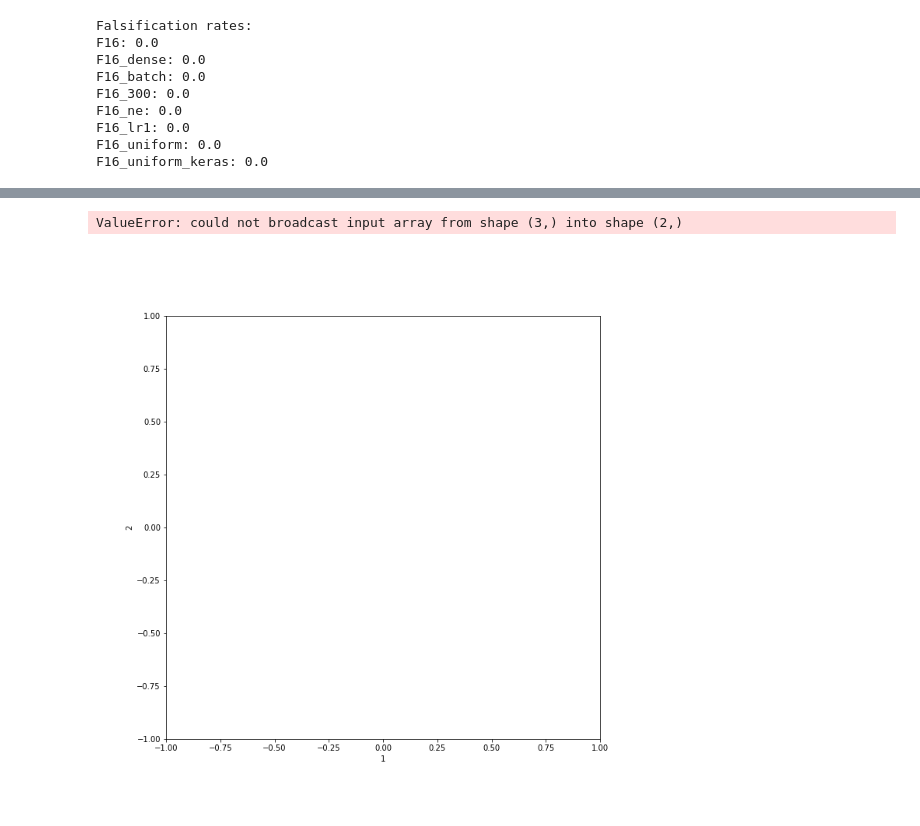
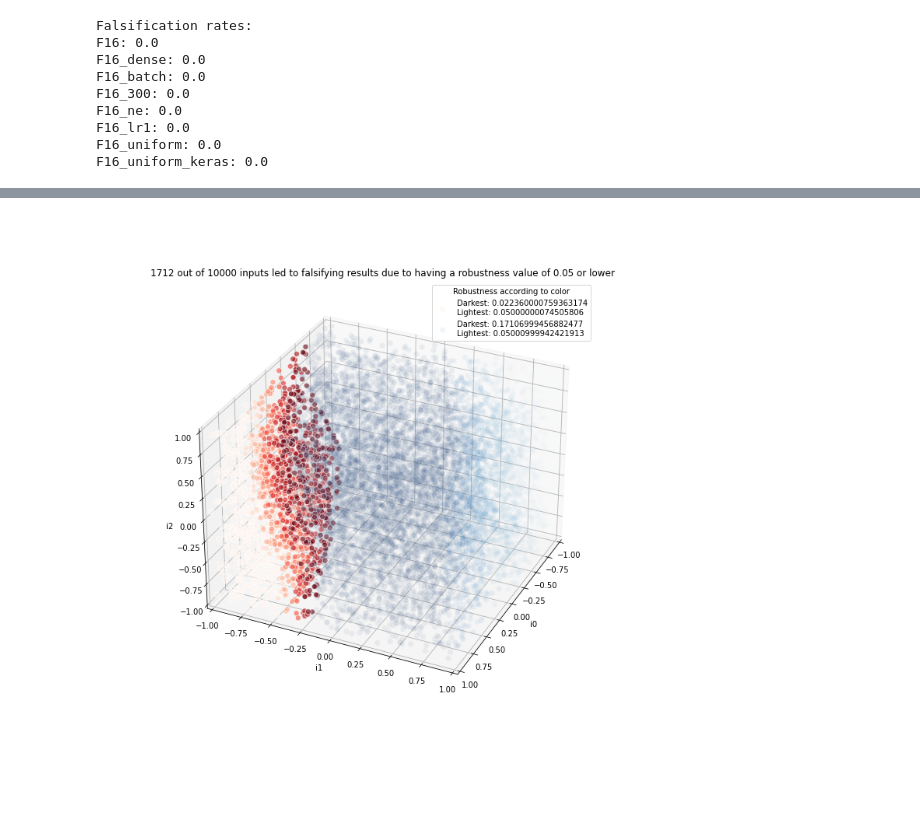
Before and after one commit to mshaheryarmalik/stgem, a Jupyter notebook: problems/arch-comp-2021/f16/f16_data.sync.ipynb, the cells around one changed output, grey strips where cells are left out. Saved outputs shown, nothing was run; the diff lists cells and outputs as text; code cells hidden in the pictures.

Commit message:
Developing multidimensional support for visualizing code in f16_data.sync.ipynb
Former-commit-id: ae24d0799e144cf002d9aa1dfb9e46d26b2512e5

```diff
--- a/problems/arch-comp-2021/f16/f16_data.sync.ipynb
+++ b/problems/arch-comp-2021/f16/f16_data.sync.ipynb
@@ -141,7 +141,7 @@ fig = plt.figure(figsize=(10, 10))
 
 # Adding support for 2d and 1d
 if (len(sut_inputs) == 1):
-    ax = fig.add_subplot(projection="1d")#TODO: find acceptable one dimensional plot
+    ax = fig.add_subplot()#TODO: find acceptable one dimensional plot
     ax.set_xlabel(sut_inputs[0])
     ax.set_xlim(-1, 1)
 elif (len(sut_inputs) == 2):
@@ -189,34 +189,41 @@ for i in range(len(X)):
 points_false = np.empty(shape=(len(c), len(sut_inputs)))
 points_persist = np.empty(shape=(len(X)- len(c), len(sut_inputs)))
 colors_false = np.empty(shape=(len(c), 4)) # color values use 4 float values, hence 4 dimensions
 colors_persist = np.empty(shape=(len(X) - len(c), 4))
 
 # split inputs into falsifying and persistent and calculate colors
 f, p = 0, 0
 for i in range(len(X)):
     if (i in c):
         points_false[f] = X[i]
         colors_false[f] = colorIntervals(Y[i], color_map_false, interval_false, (-1, 1)) # (-1, 0) = left side of colormap
         f += 1
     else:
         points_persist[p] = X[i]
         colors_persist[p] = colorIntervals(Y[i], color_map_persist, interval_persist, (-1, 1)) # (0, 1) = right side of colormap
         p += 1
 
 def label(interval, invert_lightness=False):
     if invert_lightness:
         format = (round(interval[1], 5), round(interval[0], 5))
     else:
         format = (round(interval[0], 5), round(interval[1], 5))
     return "Darkest: {}\nLightest: {}".format(format[0], format[1])
 
-ax.scatter(points_false[:, 0], points_false[:, 1], points_false[:, 2], s=50, alpha=0.6, edgecolors="w", c=colors_false, label=label(interval_false))
-ax.scatter(points_persist[:, 0], points_persist[:, 1], points_persist[:, 2], s=50, alpha=0.06, edgecolors="w", c=colors_persist, label=label(interval_persist, invert_lightness=True)) # Uses inverted map => invert label
+# TODO: Implement multidimensional support
+if (len(sut_inputs) == 1):
+    pass
+elif (len(sut_inputs) == 2):
+    pass
+elif (len(sut_inputs) == 3):
+    ax.scatter(points_false[:, 0], points_false[:, 1], points_false[:, 2], s=50, alpha=0.6, edgecolors="w", c=colors_false, label=label(interval_false))
+    ax.scatter(points_persist[:, 0], points_persist[:, 1], points_persist[:, 2], s=50, alpha=0.06, edgecolors="w", c=colors_persist, label=label(interval_persist, invert_lightness=True)) # Uses inverted map => invert label
+else:
+    raise ValueError("Too many dimensions ({}) to visualize. Max amount {}".format(len(sut_inputs), 3)) #ValueError correct error?
 
 ax.set_title("{} out of {} inputs led to falsifying results due to having a robustness value of {} or lower".format(len(points_false) ,len(X) ,falsify_pct))
 ax.legend(title="Robustness according to color", loc="upper right") # bbox_to_anchor=(1,1)
 
 plt.show()
 # %% [output]
-ValueError: could not broadcast input array from shape (3,) into shape (2,)
-[figure, old version]
+[figure, new version]
```
Also changed, not shown: parts of 2 cells of this notebook.
